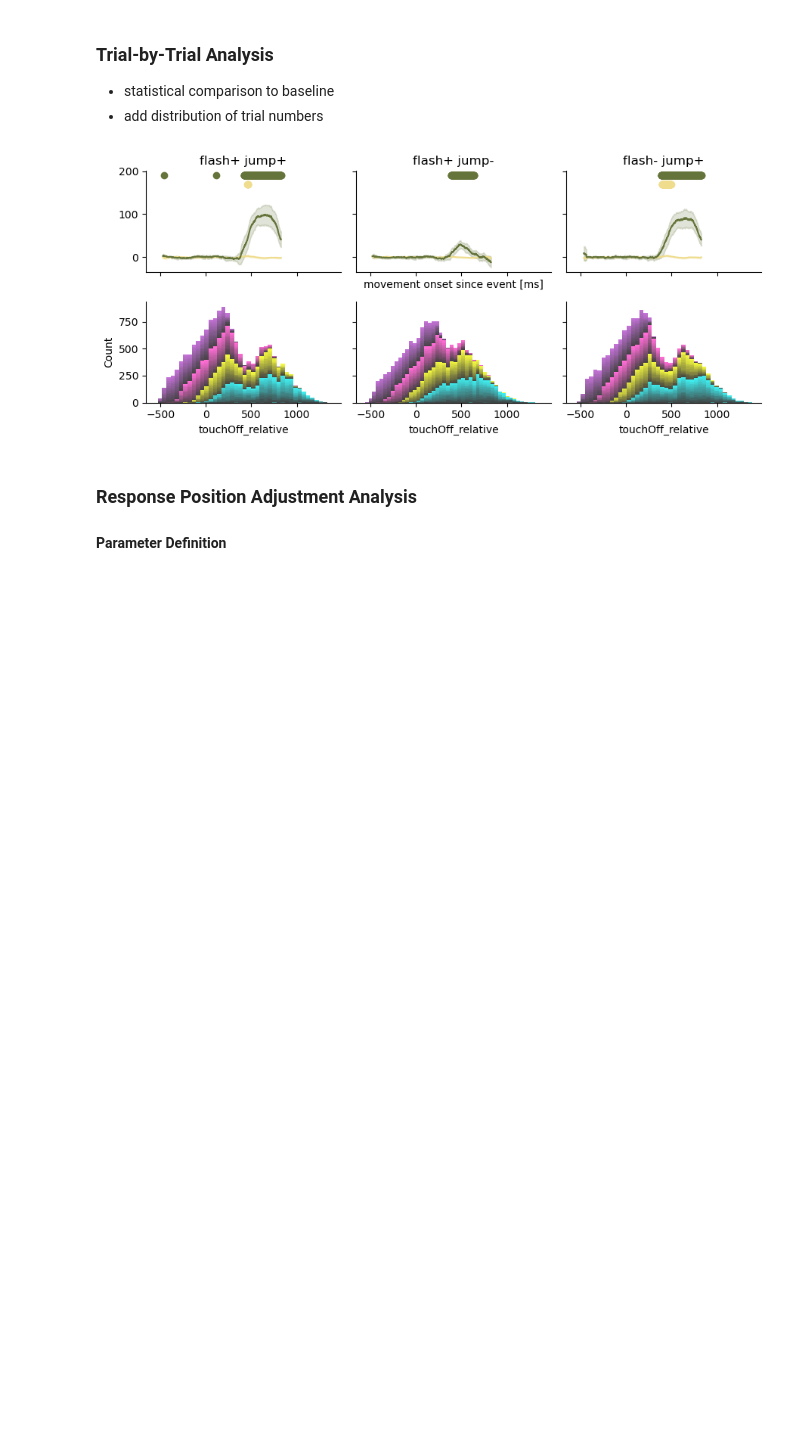
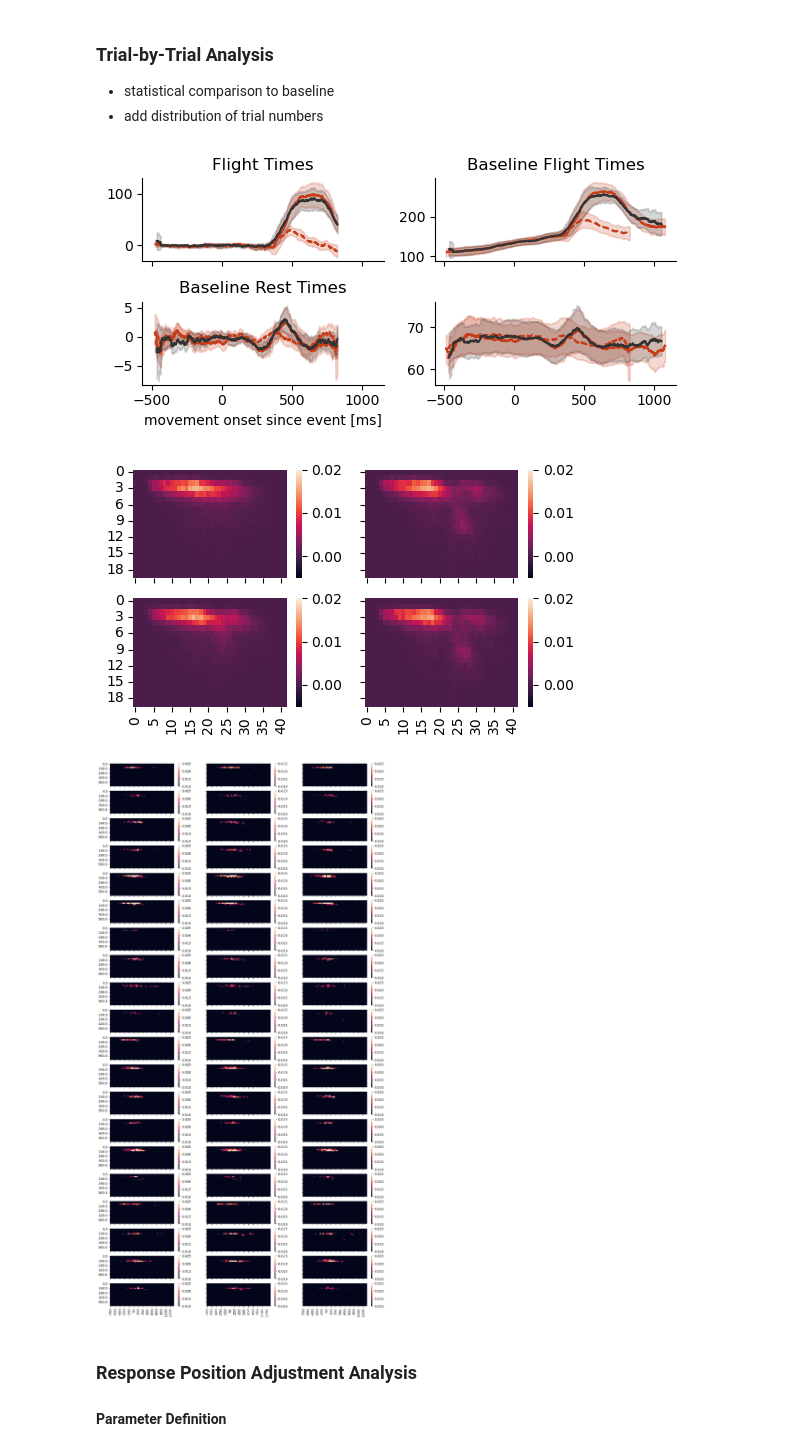
Before and after one commit to ClaraKuper/rapid_movement_inhibition, a Jupyter notebook: scripts/remote/scripts_target/Main Analysis.ipynb, the cells around one changed output. Saved outputs shown, nothing was run; the diff lists cells and outputs as text; code cells hidden in the pictures; blank space fills up the shorter version.

```diff
--- a/scripts/remote/scripts_target/Main Analysis.ipynb
+++ b/scripts/remote/scripts_target/Main Analysis.ipynb
@@ -262,22 +288,45 @@ touch_offset_col = 'touchOff'
 touch_relative_col = 'touchOff_relative'
 
 plot_columns = {'rest': 'rest_times', 'flight': 'flight_times'}
-colors = {'full cycle': '#394F49', 'rest': '#EFDD8D', 'flight': '#65743A'}
+
+colors = {'flash+ jump+': '#C73E1D',
+          'flash+ jump-': '#C73E1D',
+          'flash- jump+': '#333333',
+          'flash- jump-': '#333333'}
+linestyles = {
+          'flash+ jump+': '-',
+          'flash+ jump-': '--',
+          'flash- jump+': '-',
+          'flash- jump-': '--'
+
+}
+
 smooth_window = 60
+
+heatmap_parameters = {'n_col': 42, 'n_row': 20,  'x_min': -700,
+                      'x_max': 1400, 'y_min': 0, 'y_max': 700,}
+heatmap_figure_path = f'{results_path}/heatmaps_latencies_figure.png'
+individual_heatmap_figure_path = f'{results_path}/heatmaps_individual_latencies_figure.png'
 # %%
 time, participant_timings = trial_by_trial_analysis(trial_data,
                                                     touch_relative_col,
                                                     plot_columns,
                                                     conditions_dict,
                                                     baseline_condition_dict,
                                                     colors,
+                                                    linestyles,
                                                     participant_col,
                                                     touch_onset_col,
                                                     touch_offset_col,
                                                     smooth_window,
-                                                    figure_path)
+                                                    figure_path,
+                                                    heatmap_parameters,
+                                                    heatmap_figure_path,
+                                                    individual_heatmap_figure_path)
 # %% [output]
-[figure, old version]
+[figure, new version]
+[figure, added]
+[figure, added]
 # %% [markdown]
 ### Response Position Adjustment Analysis
 #### Parameter Definition
```
Also changed, not shown: parts of 15 cells of this notebook, 5 other files.
